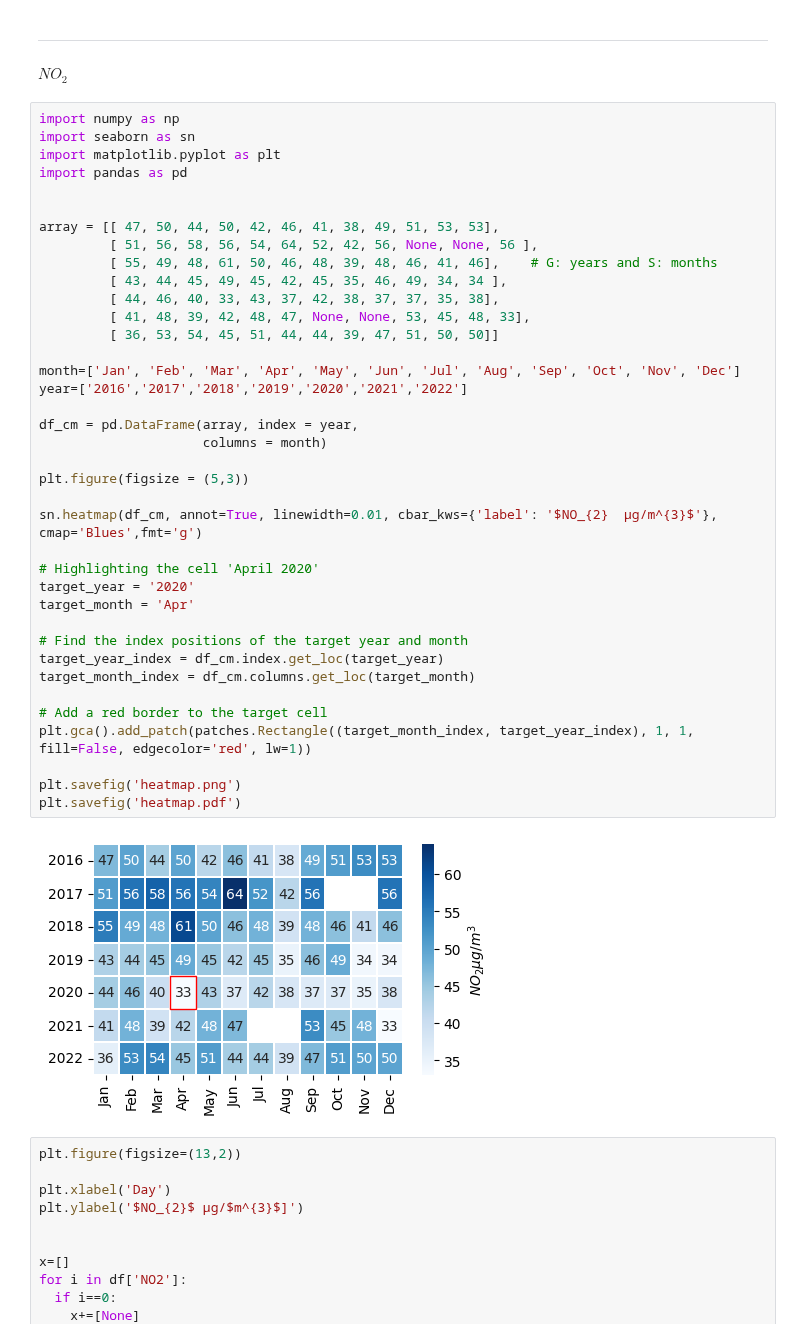
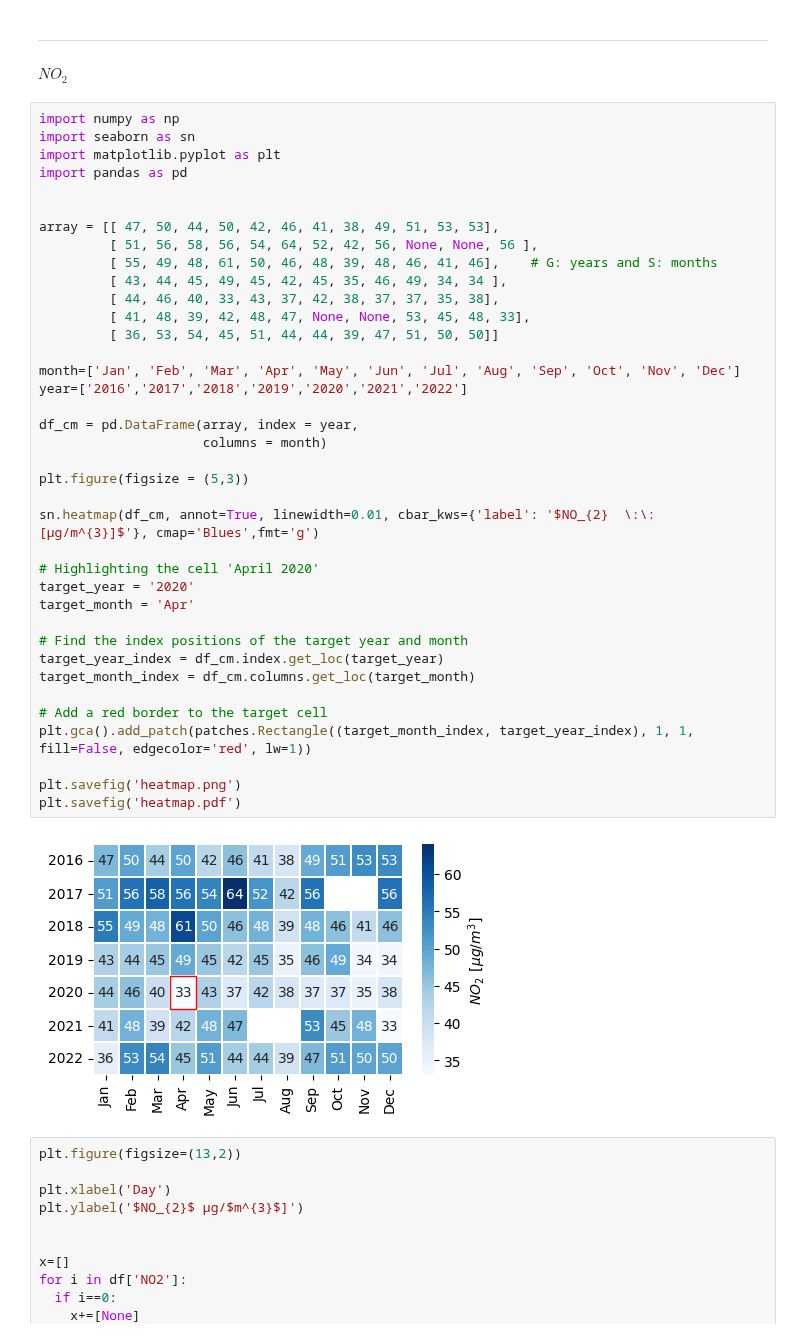
Before and after one commit to costpetrides/Air-pollution-COVID-19-impact, a Jupyter notebook: Yearly/ARI.ipynb, the cells around one changed output. Drawn from its saved outputs; the diff is of its cells as text.

```diff
--- a/Yearly/ARI.ipynb
+++ b/Yearly/ARI.ipynb
@@ -212,35 +212,35 @@ array = [[ 47, 50, 44, 50, 42, 46, 41, 38, 49, 51, 53, 53],
          [ 51, 56, 58, 56, 54, 64, 52, 42, 56, None, None, 56 ],
          [ 55, 49, 48, 61, 50, 46, 48, 39, 48, 46, 41, 46],    # G: years and S: months
          [ 43, 44, 45, 49, 45, 42, 45, 35, 46, 49, 34, 34 ],
          [ 44, 46, 40, 33, 43, 37, 42, 38, 37, 37, 35, 38],
          [ 41, 48, 39, 42, 48, 47, None, None, 53, 45, 48, 33],
          [ 36, 53, 54, 45, 51, 44, 44, 39, 47, 51, 50, 50]]
 
 month=['Jan', 'Feb', 'Mar', 'Apr', 'May', 'Jun', 'Jul', 'Aug', 'Sep', 'Oct', 'Nov', 'Dec']
 year=['2016','2017','2018','2019','2020','2021','2022']
 
 df_cm = pd.DataFrame(array, index = year,
                      columns = month)
 
 plt.figure(figsize = (5,3))
 
-sn.heatmap(df_cm, annot=True, linewidth=0.01, cbar_kws={'label': '$NO_{2}  μg/m^{3}$'}, cmap='Blues',fmt='g')
+sn.heatmap(df_cm, annot=True, linewidth=0.01, cbar_kws={'label': '$NO_{2}  \:\: [μg/m^{3}]$'}, cmap='Blues',fmt='g')
 
 # Highlighting the cell 'April 2020'
 target_year = '2020'
 target_month = 'Apr'
 
 # Find the index positions of the target year and month
 target_year_index = df_cm.index.get_loc(target_year)
 target_month_index = df_cm.columns.get_loc(target_month)
 
 # Add a red border to the target cell
 plt.gca().add_patch(patches.Rectangle((target_month_index, target_year_index), 1, 1, fill=False, edgecolor='red', lw=1))
 
 plt.savefig('heatmap.png')
 plt.savefig('heatmap.pdf')
 # %% [output]
-[figure, old version]
+[figure, new version]
 # %%
 plt.figure(figsize=(13,2))
 
```
Also changed, not shown: parts of 4 cells of this notebook.
